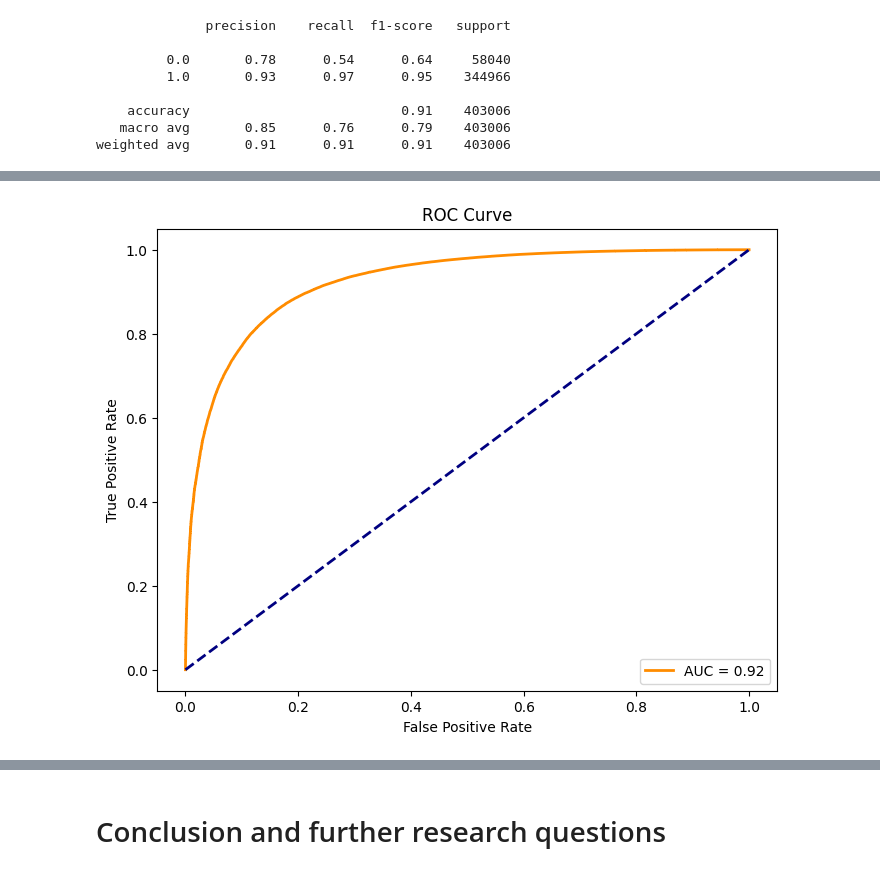
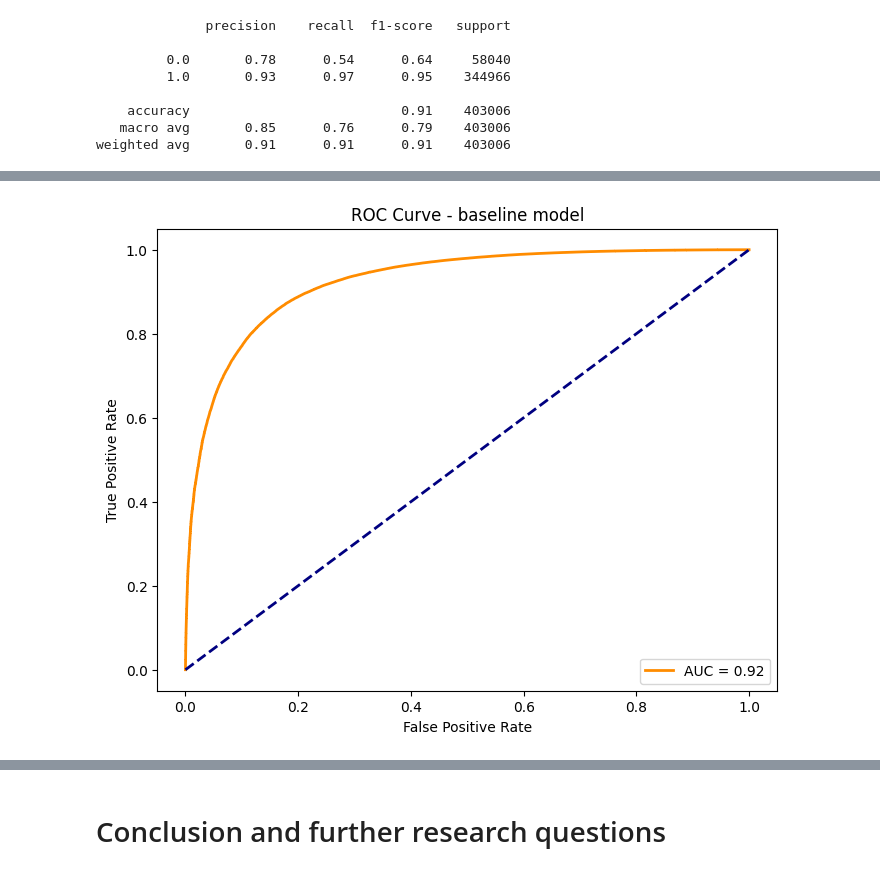
Before and after one commit to indruckbalazs/matmodel, a Jupyter notebook: Sentiment_analysis_of_BoardGameGeek_reviews.ipynb, the cells around one changed output, grey strips where cells are left out. Cells and saved outputs as stored; diff of their text form; code cells hidden in the pictures.

```diff
--- a/Sentiment_analysis_of_BoardGameGeek_reviews.ipynb
+++ b/Sentiment_analysis_of_BoardGameGeek_reviews.ipynb
@@ -880,17 +978,17 @@ plt.show()
 # %%
 y_prob = logreg_baseline_model.best_estimator_.predict_proba(X_test)[:, 1]
 
-# Compute ROC curve and AUC
+# Compute ROC curve and AUC - baseline model
 fpr, tpr, thresholds = roc_curve(y_test, y_prob)
 roc_auc = auc(fpr, tpr)
 
 plt.figure(figsize=(8, 6))
 plt.plot(fpr, tpr, color='darkorange', lw=2, label=f'AUC = {roc_auc:.2f}')
 plt.plot([0, 1], [0, 1], color='navy', lw=2, linestyle='--')
 plt.xlabel('False Positive Rate')
 plt.ylabel('True Positive Rate')
-plt.title('ROC Curve')
+plt.title('ROC Curve - baseline model')
 plt.legend(loc='lower right')
 plt.show()
 # %% [output]
-[figure, old version]
+[figure, new version]
```
Also changed, not shown: parts of 21 cells of this notebook.
